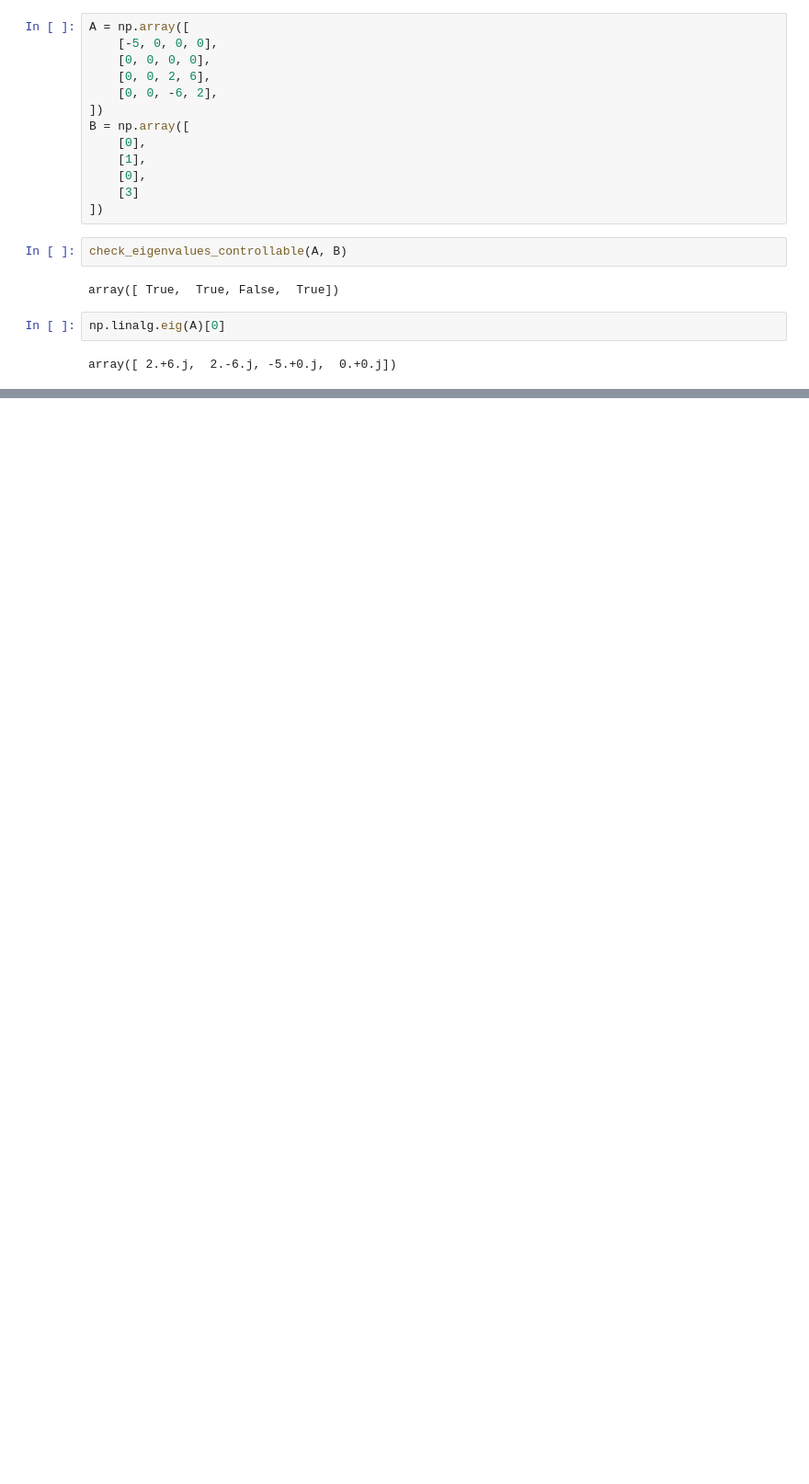
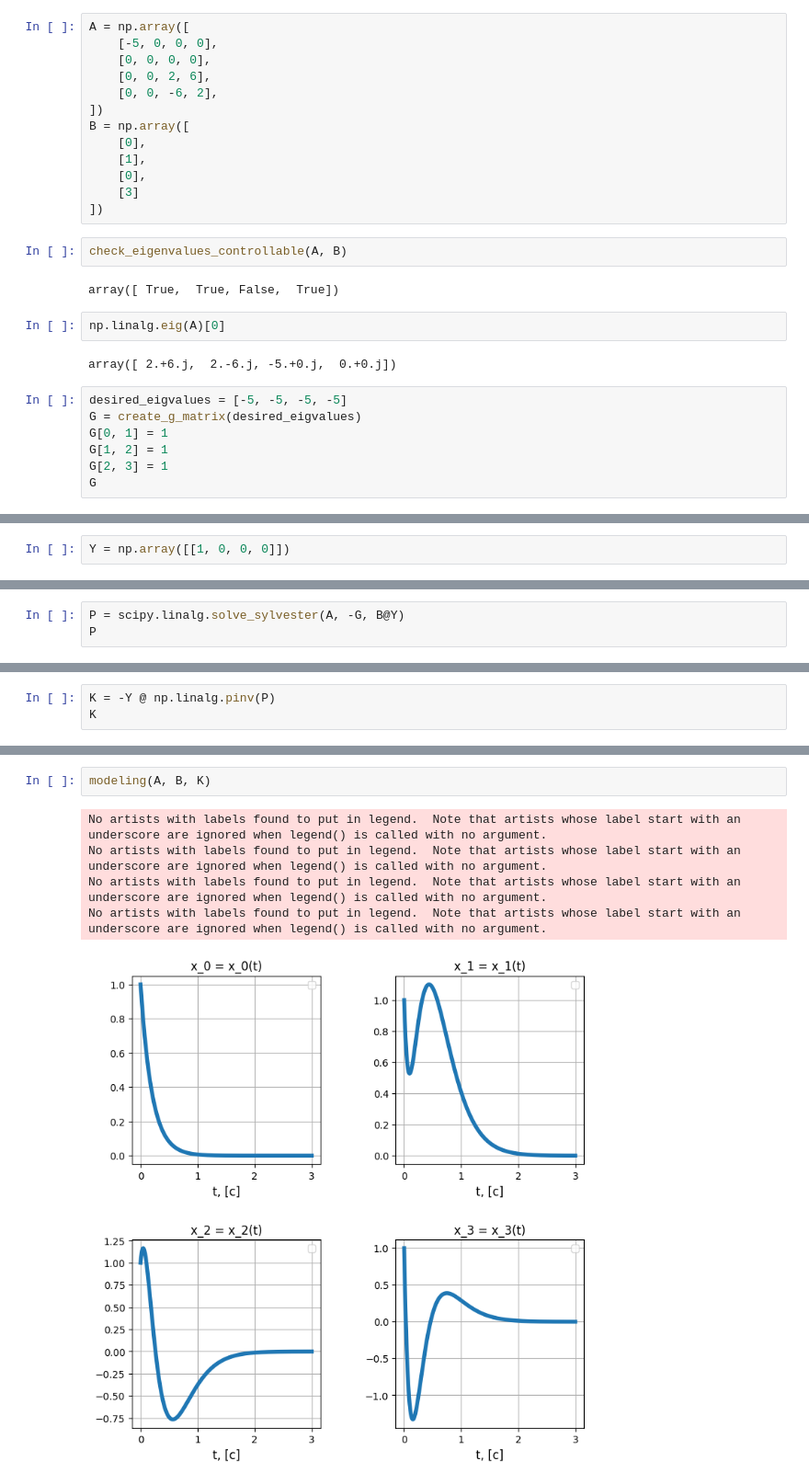
Before and after one commit to StriderOne/control-theory-labs, a Jupyter notebook: lab8/lab8.ipynb, the cells around one changed output, grey strips where cells are left out. Shown at 92% size. Drawn from its saved outputs; the diff is of its cells as text; blank space fills up the shorter version.

```diff
--- a/lab8/lab8.ipynb
+++ b/lab8/lab8.ipynb
@@ -66,3 +98,10 @@ array([ True,  True, False,  True])
 np.linalg.eig(A)[0]
 # %% [output]
 array([ 2.+6.j,  2.-6.j, -5.+0.j,  0.+0.j])
+# %%
+desired_eigvalues = [-5, -5, -5, -5]
+G = create_g_matrix(desired_eigvalues)
+G[0, 1] = 1
+G[1, 2] = 1
+G[2, 3] = 1
+G
@@ -68,0 +117,2 @@ array([ 2.+6.j,  2.-6.j, -5.+0.j,  0.+0.j])
+# %%
+Y = np.array([[1, 0, 0, 0]])
@@ -68,0 +123,3 @@ array([ 2.+6.j,  2.-6.j, -5.+0.j,  0.+0.j])
+# %%
+P = scipy.linalg.solve_sylvester(A, -G, B@Y)
+P
@@ -68,0 +135,3 @@ array([ 2.+6.j,  2.-6.j, -5.+0.j,  0.+0.j])
+# %%
+K = -Y @ np.linalg.pinv(P)
+K
@@ -68,0 +146,8 @@ array([ 2.+6.j,  2.-6.j, -5.+0.j,  0.+0.j])
+# %%
+modeling(A, B, K)
+# %% [output]
+No artists with labels found to put in legend.  Note that artists whose label start with an underscore are ignored when legend() is called with no argument.
+No artists with labels found to put in legend.  Note that artists whose label start with an underscore are ignored when legend() is called with no argument.
+No artists with labels found to put in legend.  Note that artists whose label start with an underscore are ignored when legend() is called with no argument.
+No artists with labels found to put in legend.  Note that artists whose label start with an underscore are ignored when legend() is called with no argument.
+[figure, added]
```
Also changed, not shown: parts of 10 cells of this notebook, 2 other files.
